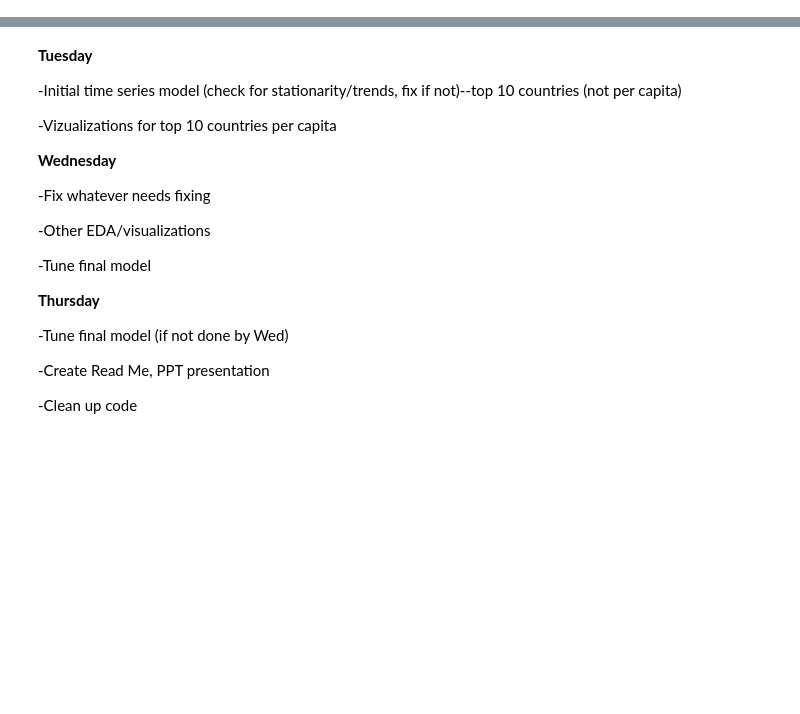
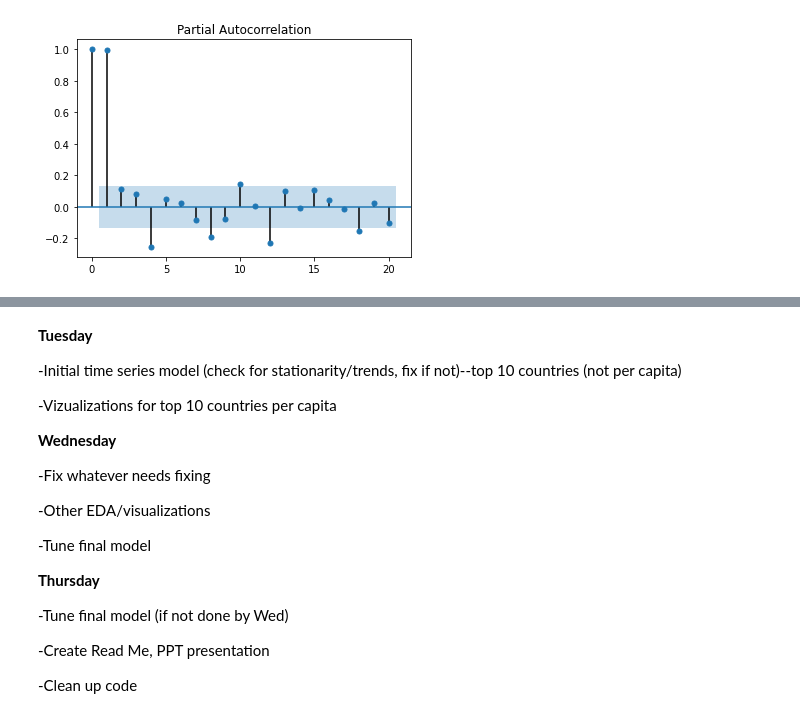
Before and after one commit to Davida1014/CO2_TimeSeries, a Jupyter notebook: CO2_TimeSeries.ipynb, the cells around one changed output, grey strips where cells are left out. Cells and saved outputs as stored; diff of their text form; code cells hidden in the pictures; blank space fills up the shorter version.

```diff
--- a/CO2_TimeSeries.ipynb
+++ b/CO2_TimeSeries.ipynb
@@ -132,0 +143,8 @@ KeyboardInterrupt:
+# %%
+from statsmodels.graphics.tsaplots import plot_pacf
+
+plot_pacf(df_USA[:-1], alpha=.05, lags=20);
+
+##NOTE: lag of 1 is significant
+# %% [output]
+[figure, added]
```
Also changed, not shown: parts of 52 cells of this notebook, 1 other file.
